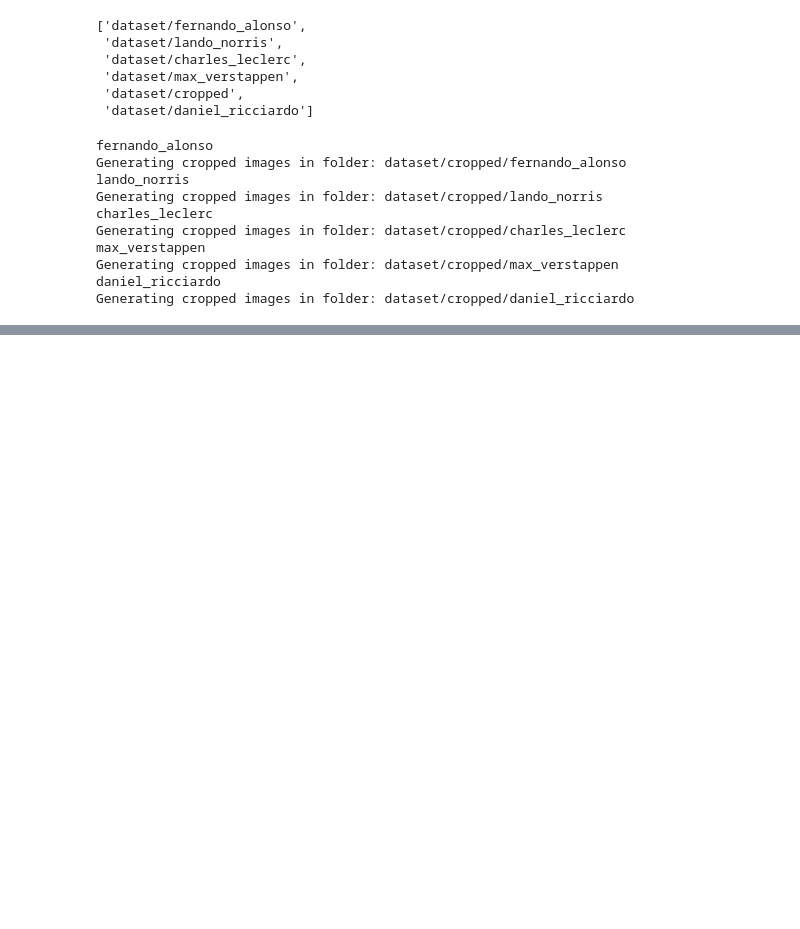
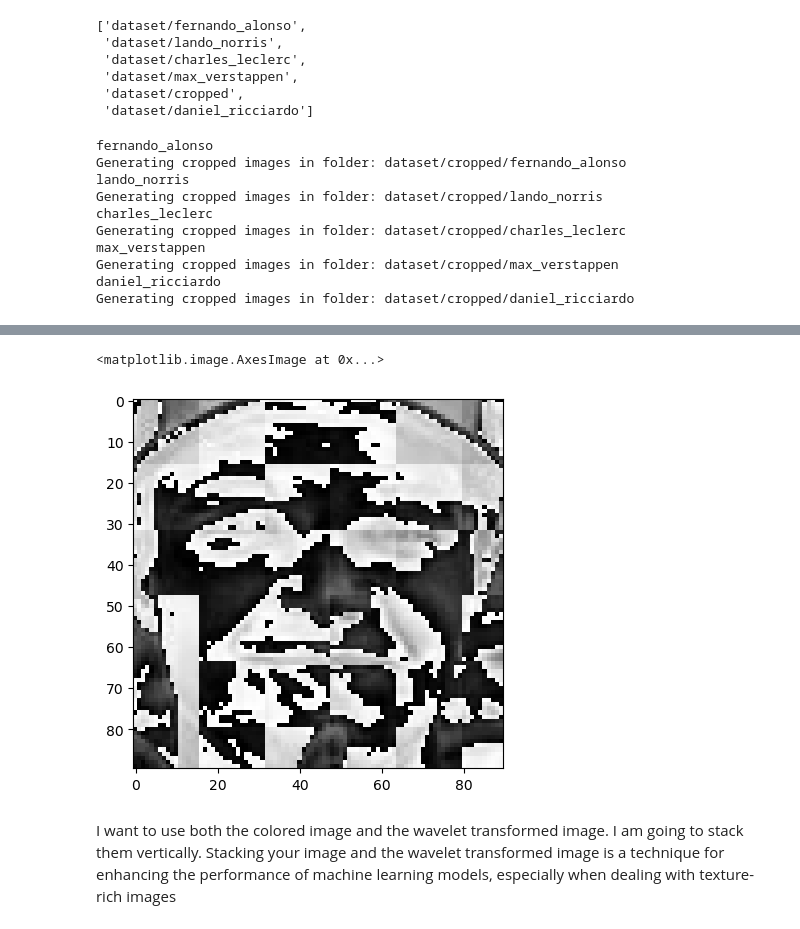
Before and after one commit to Dsackler/Formula-One-Image-Classification, a Jupyter notebook: model/data_cleaning.ipynb, the cells around one changed output, grey strips where cells are left out. Cells and saved outputs as stored; diff of their text form; code cells hidden in the pictures; blank space fills up the shorter version.

Commit message:
Applied wavelet transformation and stacked images vertically

```diff
--- a/model/data_cleaning.ipynb
+++ b/model/data_cleaning.ipynb
@@ -185,0 +190,36 @@ Generating cropped images in folder: dataset/cropped/daniel_ricciardo
+# %%
+import pywt
+
+#From stackoverflow
+
+def w2d(img, mode = 'haar', level = 1):
+    imArray = img
+    #convert to greyscale
+    imArray = cv2.cvtColor(imArray, cv2.COLOR_RGB2GRAY)
+
+    #convert to float
+    imArray = np.float32(imArray)
+    #normalize
+    imArray /= 255
+
+    #compute coefficients
+    coeffs = pywt.wavedec2(imArray, mode, level = level)
+
+    #Process Coefficients
+    coeffs_H=list(coeffs)
+    coeffs_H[0] *= 0;
+
+    # reconstruction
+    imArray_H=pywt.waverec2(coeffs_H, mode);
+    imArray_H *= 255;
+    imArray_H =  np.uint8(imArray_H)
+
+    return imArray_H
+# %%
+im_har = w2d(cropped_img, 'db1', 4) #Can change the level a bit for a different result
+plt.imshow(im_har, cmap = 'gray')
+# %% [output]
+<matplotlib.image.AxesImage at 0x...>
+[figure, added]
+# %% [markdown]
+I want to use both the colored image and the wavelet transformed image. I am going to stack them vertically. Stacking your image and the wavelet transformed image is a technique for enhancing the performance of machine learning models, especially when dealing with texture-rich images
```
Also changed, not shown: parts of 13 cells of this notebook, 1 other file.
